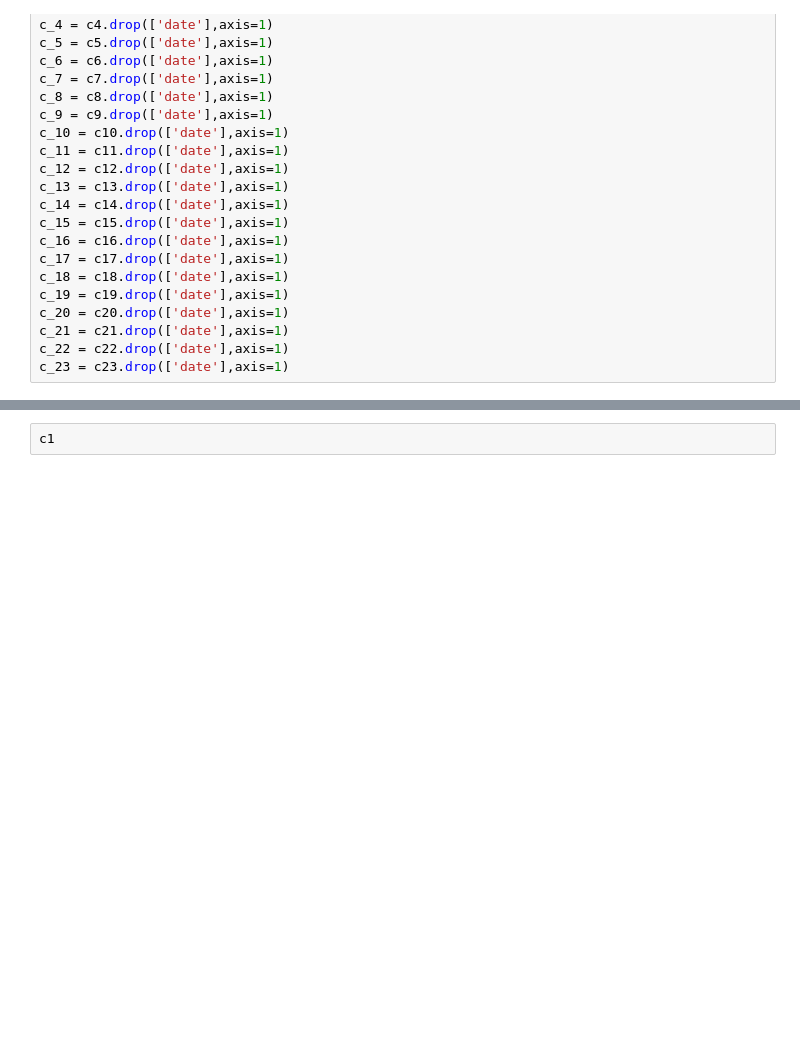
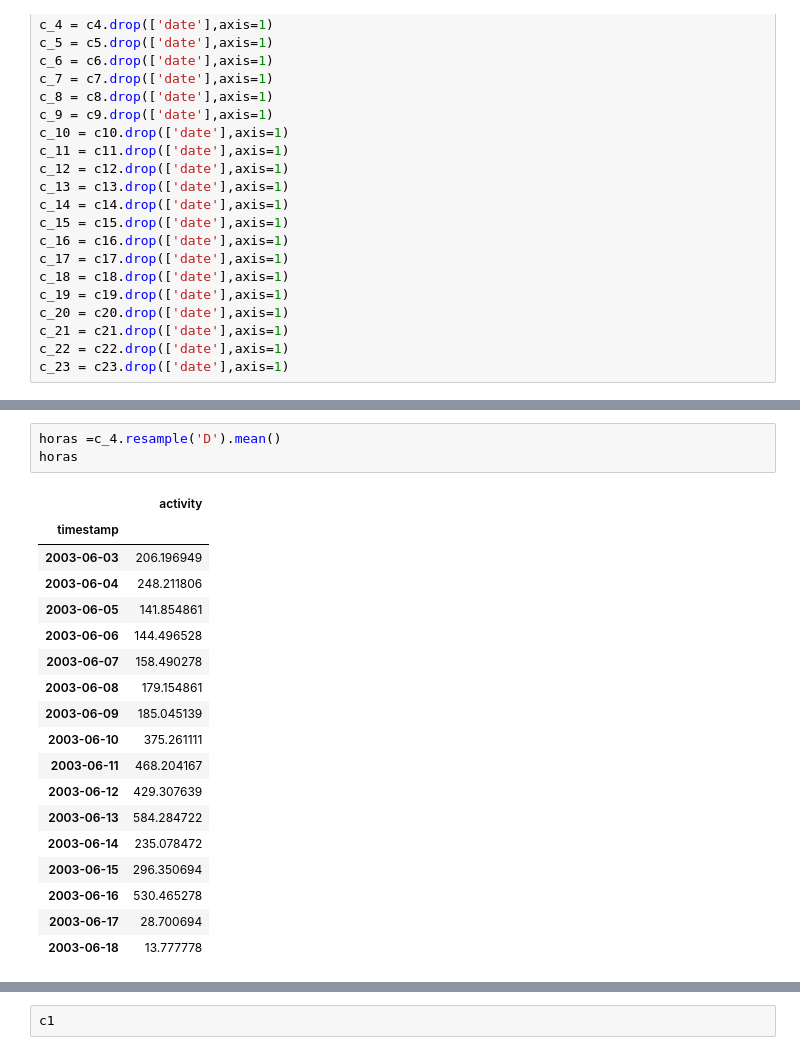
Before and after one commit to anajim13/TFM-XAI, a Jupyter notebook: series_temporales_DEPRESIÓN.ipynb, the cells around one changed output, grey strips where cells are left out. Saved outputs shown, nothing was run; the diff lists cells and outputs as text; blank space fills up the shorter version.

```diff
--- a/series_temporales_DEPRESIÓN.ipynb
+++ b/series_temporales_DEPRESIÓN.ipynb
@@ -59,0 +89,22 @@ c_23 = c23.drop(['date'],axis=1)
+# %%
+horas =c_4.resample('D').mean()
+horas
+# %% [output]
+|  | activity |
+| timestamp |  |
+| 2003-06-03 | 206.196949 |
+| 2003-06-04 | 248.211806 |
+| 2003-06-05 | 141.854861 |
+| 2003-06-06 | 144.496528 |
+| 2003-06-07 | 158.490278 |
+| 2003-06-08 | 179.154861 |
+| 2003-06-09 | 185.045139 |
+| 2003-06-10 | 375.261111 |
+| 2003-06-11 | 468.204167 |
+| 2003-06-12 | 429.307639 |
+| 2003-06-13 | 584.284722 |
+| 2003-06-14 | 235.078472 |
+| 2003-06-15 | 296.350694 |
+| 2003-06-16 | 530.465278 |
+| 2003-06-17 | 28.700694 |
+| 2003-06-18 | 13.777778 |
```
Also changed, not shown: parts of 9 cells of this notebook, 1 other file.
